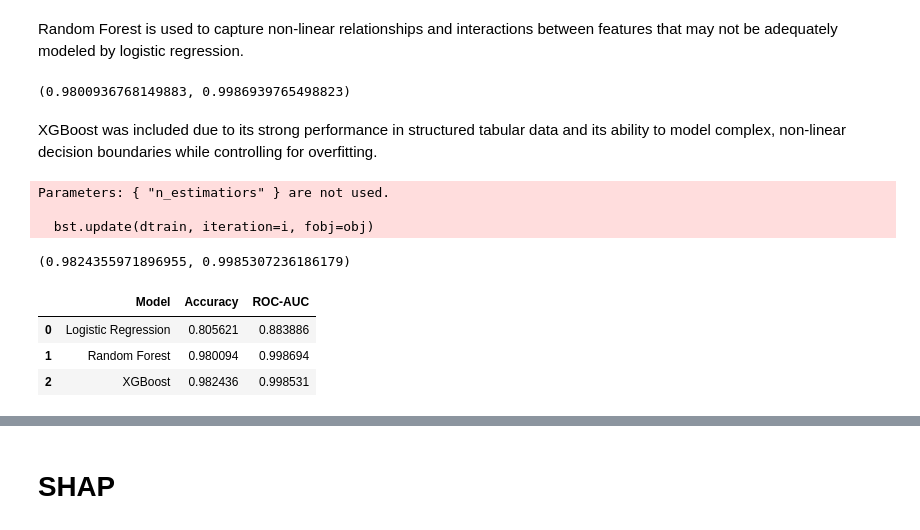
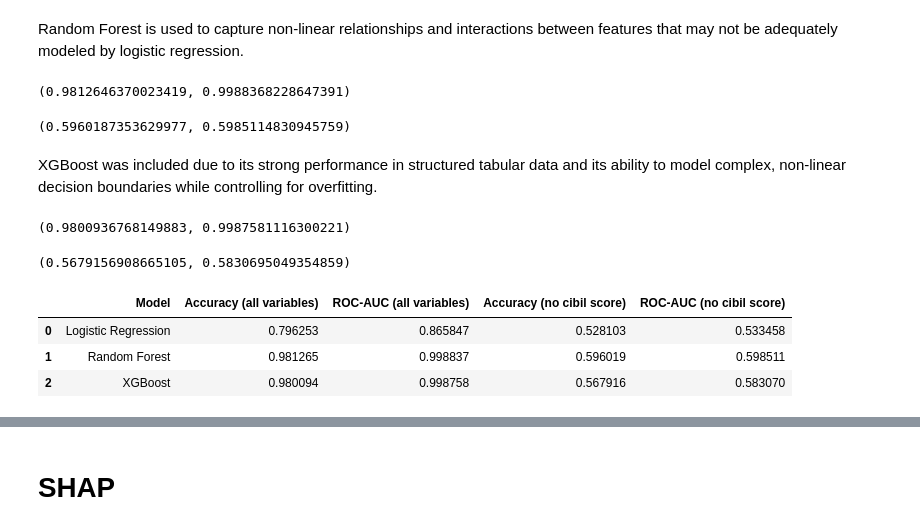
Before and after one commit to TaisyToming/data-science-projects, a Jupyter notebook: Loan Approval Prediction/Loan Approval Prediction.ipynb, the cells around one changed output, grey strips where cells are left out. Drawn from its saved outputs; the diff is of its cells as text; code cells hidden in the pictures.

Commit message:
Added models

```diff
--- a/Loan Approval Prediction/Loan Approval Prediction.ipynb
+++ b/Loan Approval Prediction/Loan Approval Prediction.ipynb
@@ -344,7 +346,8 @@ rf_all = Pipeline(
         ('preprocess', preprocess_all),
         ('model', RandomForestClassifier(
             n_estimators=200,
-            random_state=42
+            random_state=42,
+            class_weight='balanced'
         ))
     ]
 )
@@ -359,14 +362,15 @@ auc_rf_all = roc_auc_score(y_test, y_proba_rf_all)
 
 acc_rf_all, auc_rf_all
 # %% [output]
-(0.9800936768149883, 0.9986939765498823)
+(0.9812646370023419, 0.9988368228647391)
 # %%
 rf_nc = Pipeline(
     steps = [
         ('preprocess', preprocess_nc),
         ('model', RandomForestClassifier(
             n_estimators=200,
-            random_state=42
+            random_state=42,
+            class_weight='balanced'
         ))
     ]
 )
@@ -380,20 +384,24 @@ acc_rf_nc  = accuracy_score(y_test, y_pred_rf_nc)
 auc_rf_nc = roc_auc_score(y_test, y_proba_rf_nc)
 
 acc_rf_nc, auc_rf_nc
+# %% [output]
+(0.5960187353629977, 0.5985114830945759)
 # %% [markdown]
 XGBoost was included due to its strong performance in structured tabular data and its ability to model complex, non-linear decision boundaries while controlling for overfitting.
 # %%
+scale_pos_weight = len(y_train[y_train==0]) / len(y_train[y_train==1])
 xgb_all = Pipeline(
     steps = [
         ('preprocess', preprocess_all),
         ('model', XGBClassifier(
-            n_estimatiors = 300,
+            n_estimators = 300,
             max_depth = 4,
             learning_rate = 0.05,
             subsample = 0.8,
             colsample_bytree = 0.8,
             eval_metric = 'logloss',
-            random_state = 42
+            random_state = 42,
+            scale_pos_weight = scale_pos_weight
         ))
     ]
 )
@@ -408,22 +416,20 @@ auc_xgb_all = roc_auc_score(y_test, y_proba_xgb_all)
 
 acc_xgb_all, auc_xgb_all
 # %% [output]
-Parameters: { "n_estimatiors" } are not used.
-
-  bst.update(dtrain, iteration=i, fobj=obj)
+(0.9800936768149883, 0.9987581116300221)
-(0.9824355971896955, 0.9985307236186179)
 # %%
 xgb_nc = Pipeline(
     steps = [
         ('preprocess', preprocess_nc),
         ('model', XGBClassifier(
-            n_estimatiors = 300,
+            n_estimators = 300,
             max_depth = 4,
             learning_rate = 0.05,
             subsample = 0.8,
             colsample_bytree = 0.8,
             eval_metric = 'logloss',
-            random_state = 42
+            random_state = 42,
+            scale_pos_weight = scale_pos_weight
         ))
     ]
 )
@@ -437,19 +443,23 @@ acc_xgb_nc  = accuracy_score(y_test, y_pred_xgb_nc)
 auc_xgb_nc = roc_auc_score(y_test, y_proba_xgb_nc)
 
 acc_xgb_nc, auc_xgb_nc
+# %% [output]
+(0.5679156908665105, 0.5830695049354859)
 # %%
 results = pd.DataFrame({
     'Model': ['Logistic Regression', 'Random Forest', 'XGBoost'],
-    'Accuracy': [acc_lr, acc_rf, acc_xgb],
-    'ROC-AUC': [auc_lr, auc_rf, auc_xgb]
+    'Accuracy (all variables)': [acc_lr_all,acc_rf_all, acc_xgb_all],
+    'ROC-AUC (all variables)': [auc_lr_all, auc_rf_all, auc_xgb_all],
+    'Accuracy (no cibil score)': [acc_lr_nc, acc_rf_nc, acc_xgb_nc],
+    'ROC-AUC (no cibil score)': [auc_lr_nc, auc_rf_nc, auc_xgb_nc]
 })
 
 results
 # %% [output]
-|  | Model | Accuracy | ROC-AUC |
-| 0 | Logistic Regression | 0.805621 | 0.883886 |
-| 1 | Random Forest | 0.980094 | 0.998694 |
-| 2 | XGBoost | 0.982436 | 0.998531 |
+|  | Model | Accuracy (all variables) | ROC-AUC (all variables) | Accuracy (no cibil score) | ROC-AUC (no cibil score) |
+| 0 | Logistic Regression | 0.796253 | 0.865847 | 0.528103 | 0.533458 |
+| 1 | Random Forest | 0.981265 | 0.998837 | 0.596019 | 0.598511 |
+| 2 | XGBoost | 0.980094 | 0.998758 | 0.567916 | 0.583070 |
 # %%
 # import matplotlib.pyplot as plt
 
```
Also changed, not shown: parts of 3 cells of this notebook.
